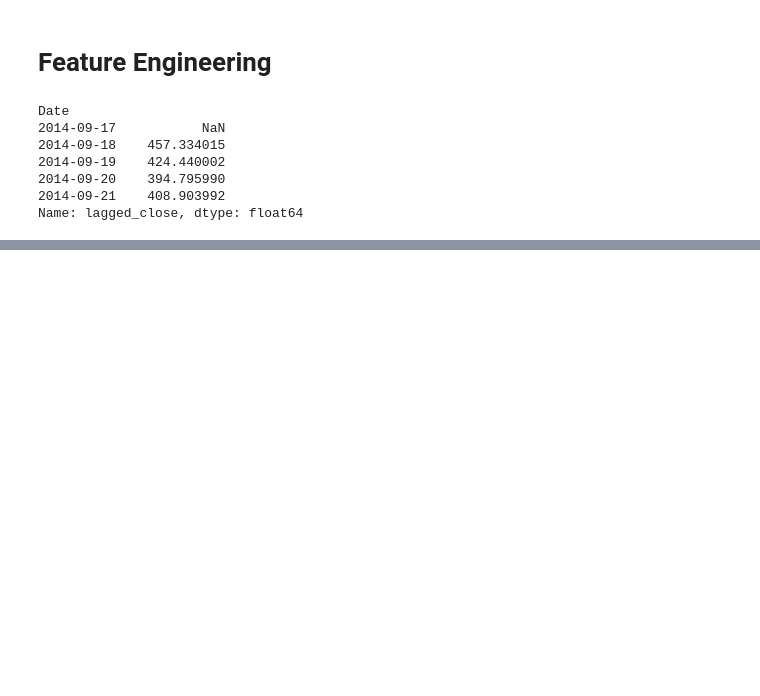
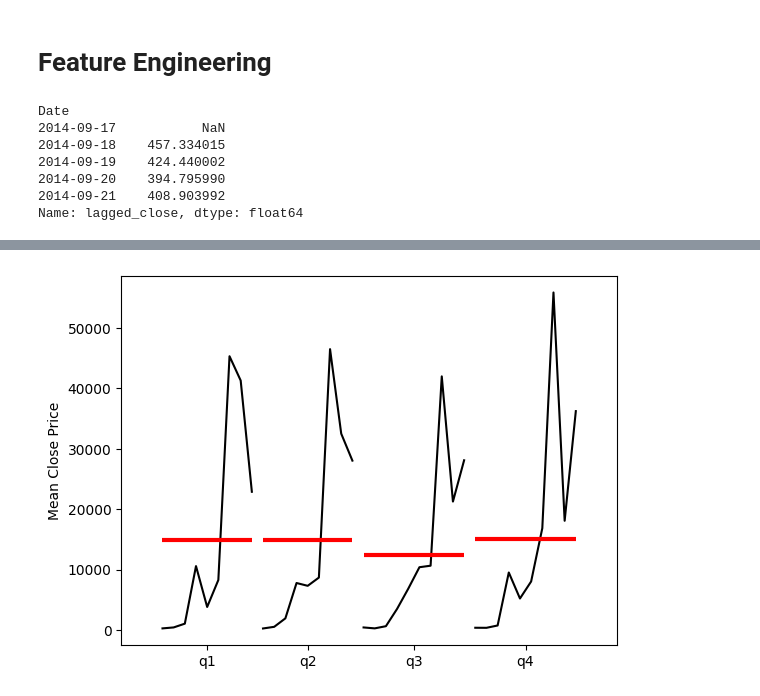
Before and after one commit to jinyongnan810/RNN-practices, a Jupyter notebook: time-series-forecasting-101/bitcoin_analysis.ipynb, the cells around one changed output, grey strips where cells are left out. Cells and saved outputs as stored; diff of their text form; code cells hidden in the pictures; blank space fills up the shorter version.

```diff
--- a/time-series-forecasting-101/bitcoin_analysis.ipynb
+++ b/time-series-forecasting-101/bitcoin_analysis.ipynb
@@ -207,0 +218,6 @@ Name: lagged_close, dtype: float64
+# %%
+# Quarterly seasonality
+quarter_plot(df['Close'].resample('QE').mean(), ylabel='Mean Close Price')
+plt.show()
+# %% [output]
+[figure, added]
```
Also changed, not shown: parts of 9 cells of this notebook, 1 other file.
